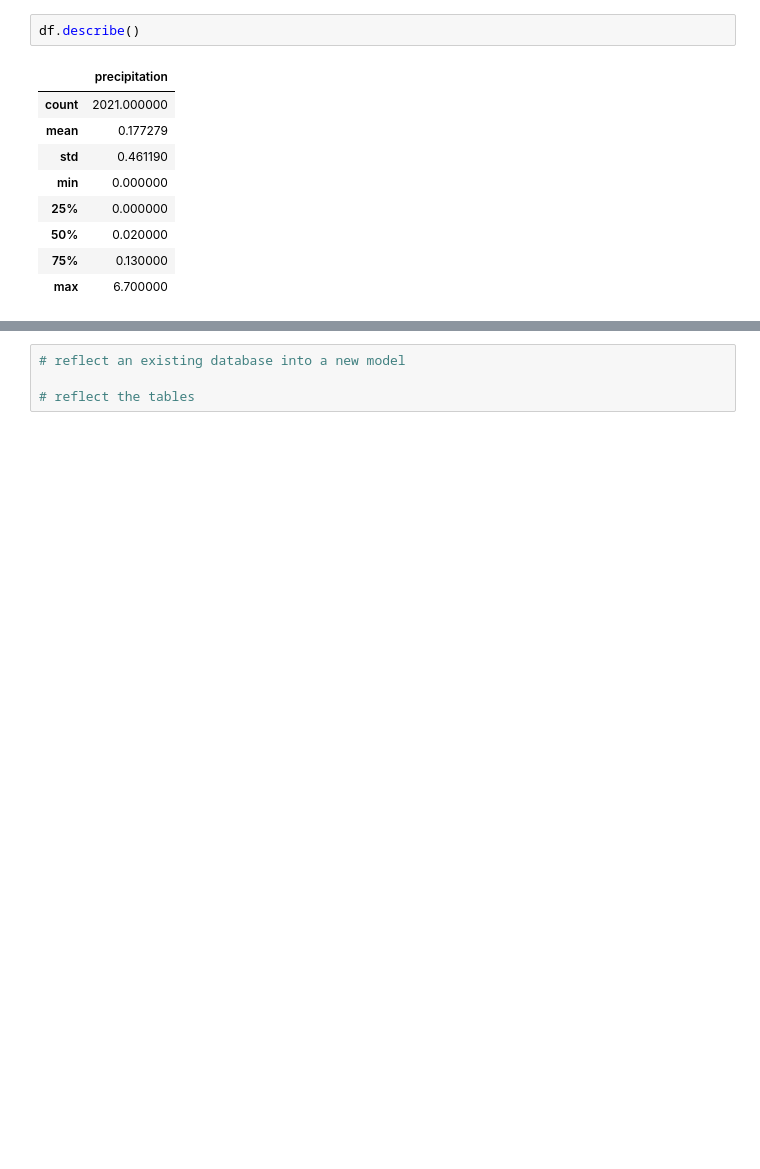
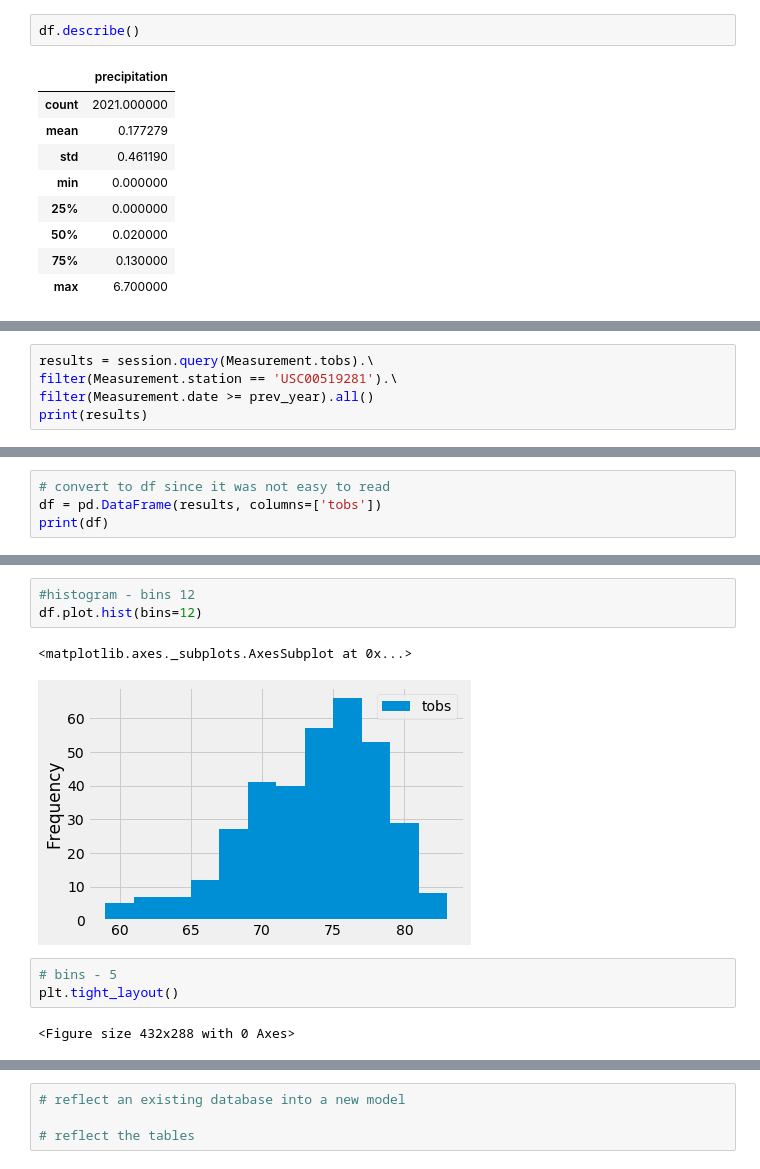
Before and after one commit to SoonaBritney/surfs_up, a Jupyter notebook: climate_analysis.ipynb, the cells around one changed output, grey strips where cells are left out. Drawn from its saved outputs; the diff is of its cells as text; blank space fills up the shorter version.

```diff
--- a/climate_analysis.ipynb
+++ b/climate_analysis.ipynb
@@ -161,0 +222,5 @@ df.describe()
+# %%
+results = session.query(Measurement.tobs).\
+filter(Measurement.station == 'USC00519281').\
+filter(Measurement.date >= prev_year).all()
+print(results)
@@ -161,0 +229,4 @@ df.describe()
+# %%
+# convert to df since it was not easy to read
+df = pd.DataFrame(results, columns=['tobs'])
+print(df)
@@ -161,0 +248,11 @@ df.describe()
+# %%
+#histogram - bins 12
+df.plot.hist(bins=12)
+# %% [output]
+<matplotlib.axes._subplots.AxesSubplot at 0x...>
+[figure, added]
+# %%
+# bins - 5
+plt.tight_layout()
+# %% [output]
+<Figure size 432x288 with 0 Axes>
```
Also changed, not shown: parts of 19 cells of this notebook, 1 other file.
